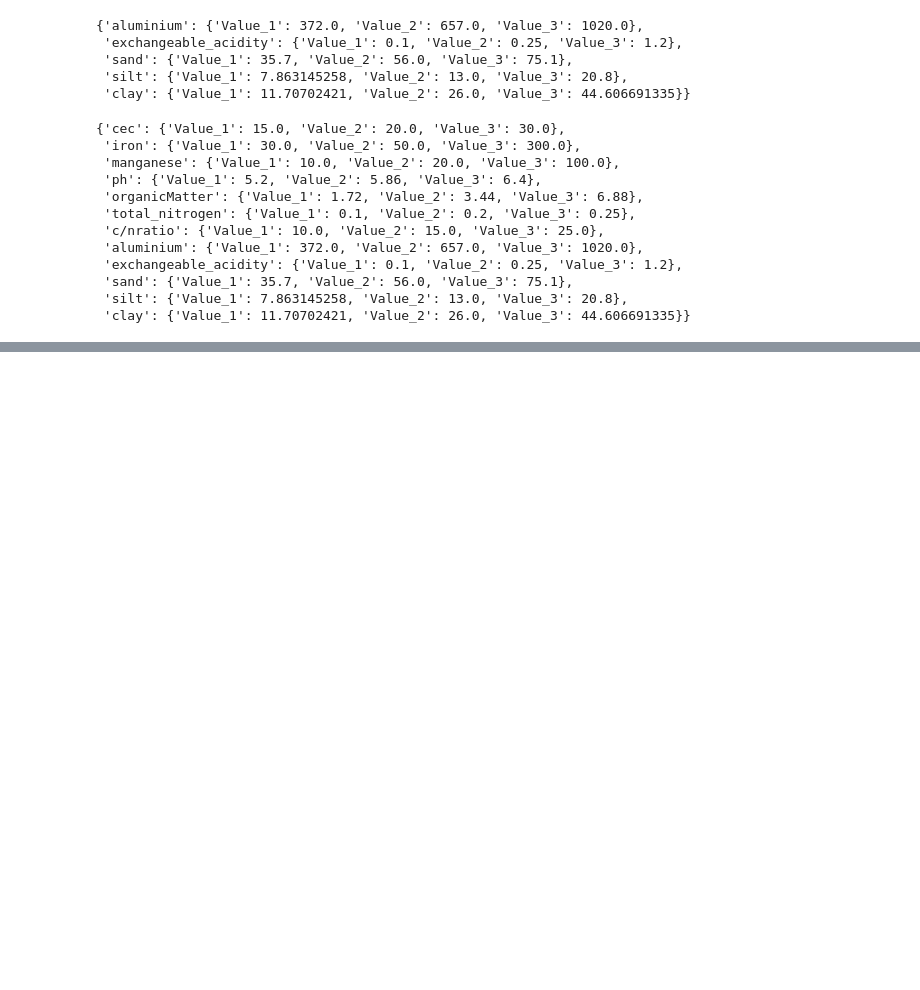
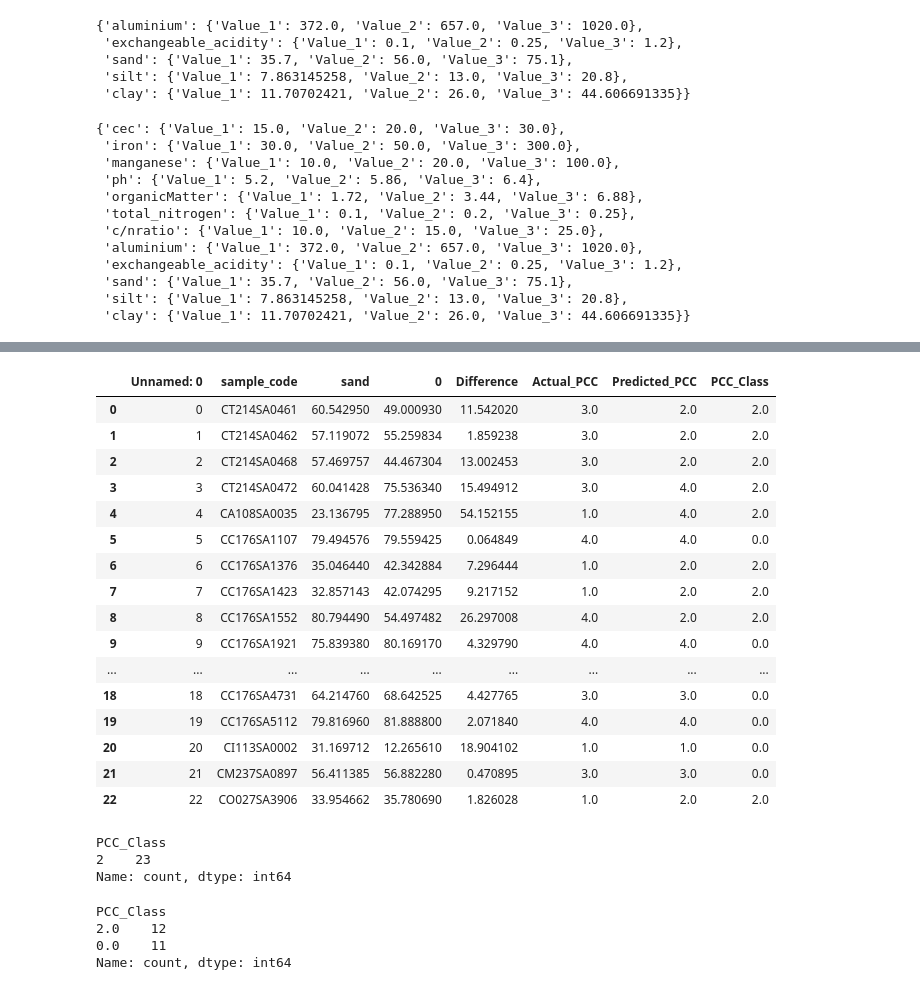
Before and after one commit to TomiTsuma/DSML124, a Jupyter notebook: Untitled.ipynb, the cells around one changed output, grey strips where cells are left out. Cells and saved outputs as stored; diff of their text form; code cells hidden in the pictures; blank space fills up the shorter version.

```diff
--- a/Untitled.ipynb
+++ b/Untitled.ipynb
@@ -157,0 +233,3 @@ quartiles_dict
+# %%
+orig_PCC2 = pd.read_csv("outputFiles/PCC2/sand.csv")
+reconstructed_class = pd.read_csv("outputFiles/PCC2_Classes_Reconstructed/sand.csv")
@@ -157,0 +260,35 @@ quartiles_dict
+# %%
+reconstructed_class.loc[reconstructed_class['PCC_Class'] > 0, 'PCC_Class'] =2
+# %%
+reconstructed_class
+# %% [output]
+|  | Unnamed: 0 | sample_code | sand | 0 | Difference | Actual_PCC | Predicted_PCC | PCC_Class |
+| 0 | 0 | CT214SA0461 | 60.542950 | 49.000930 | 11.542020 | 3.0 | 2.0 | 2.0 |
+| 1 | 1 | CT214SA0462 | 57.119072 | 55.259834 | 1.859238 | 3.0 | 2.0 | 2.0 |
+| 2 | 2 | CT214SA0468 | 57.469757 | 44.467304 | 13.002453 | 3.0 | 2.0 | 2.0 |
+| 3 | 3 | CT214SA0472 | 60.041428 | 75.536340 | 15.494912 | 3.0 | 4.0 | 2.0 |
+| 4 | 4 | CA108SA0035 | 23.136795 | 77.288950 | 54.152155 | 1.0 | 4.0 | 2.0 |
+| 5 | 5 | CC176SA1107 | 79.494576 | 79.559425 | 0.064849 | 4.0 | 4.0 | 0.0 |
+| 6 | 6 | CC176SA1376 | 35.046440 | 42.342884 | 7.296444 | 1.0 | 2.0 | 2.0 |
+| 7 | 7 | CC176SA1423 | 32.857143 | 42.074295 | 9.217152 | 1.0 | 2.0 | 2.0 |
+| 8 | 8 | CC176SA1552 | 80.794490 | 54.497482 | 26.297008 | 4.0 | 2.0 | 2.0 |
+| 9 | 9 | CC176SA1921 | 75.839380 | 80.169170 | 4.329790 | 4.0 | 4.0 | 0.0 |
+| ... | ... | ... | ... | ... | ... | ... | ... | ... |
+| 18 | 18 | CC176SA4731 | 64.214760 | 68.642525 | 4.427765 | 3.0 | 3.0 | 0.0 |
+| 19 | 19 | CC176SA5112 | 79.816960 | 81.888800 | 2.071840 | 4.0 | 4.0 | 0.0 |
+| 20 | 20 | CI113SA0002 | 31.169712 | 12.265610 | 18.904102 | 1.0 | 1.0 | 0.0 |
+| 21 | 21 | CM237SA0897 | 56.411385 | 56.882280 | 0.470895 | 3.0 | 3.0 | 0.0 |
+| 22 | 22 | CO027SA3906 | 33.954662 | 35.780690 | 1.826028 | 1.0 | 2.0 | 2.0 |
+# %%
+orig_PCC2['PCC_Class'].value_counts()
+# %% [output]
+PCC_Class
+2    23
+Name: count, dtype: int64
+# %%
+reconstructed_class['PCC_Class'].value_counts()
+# %% [output]
+PCC_Class
+2.0    12
+0.0    11
+Name: count, dtype: int64
```
Also changed, not shown: parts of 41 cells of this notebook, 10 other files.
